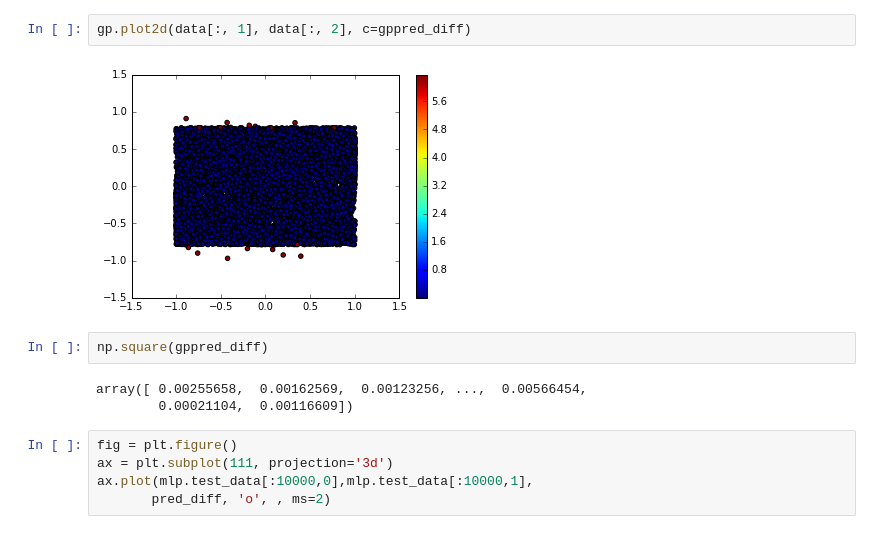
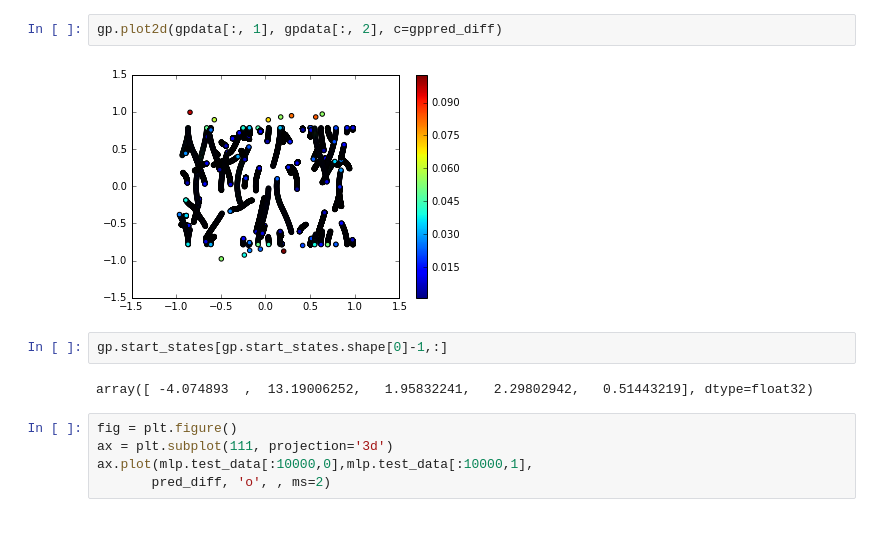
Before and after one commit to gypsytearss/tensegrity_physics, a Jupyter notebook: playing_around.ipynb, the cells around one changed output. Cells and saved outputs as stored; diff of their text form.

```diff
--- a/playing_around.ipynb
+++ b/playing_around.ipynb
@@ -35,12 +102,11 @@ nndata = mlp.test
 # %%
-gp.plot2d(data[:, 1], data[:, 2], c=gppred_diff)
+gp.plot2d(gpdata[:, 1], gpdata[:, 2], c=gppred_diff)
 # %% [output]
-[figure, old version]
+[figure, new version]
-# %%
-np.square(gppred_diff)
-# %% [output]
-array([ 0.00255658,  0.00162569,  0.00123256, ...,  0.00566454,
-        0.00021104,  0.00116609])
+# %%
+gp.start_states[gp.start_states.shape[0]-1,:]
+# %% [output]
+array([ -4.074893  ,  13.19006252,   1.95832241,   2.29802942,   0.51443219], dtype=float32)
 # %%
 fig = plt.figure()
 ax = plt.subplot(111, projection='3d')
```
Also changed, not shown: parts of 12 cells of this notebook, 1 other file.
